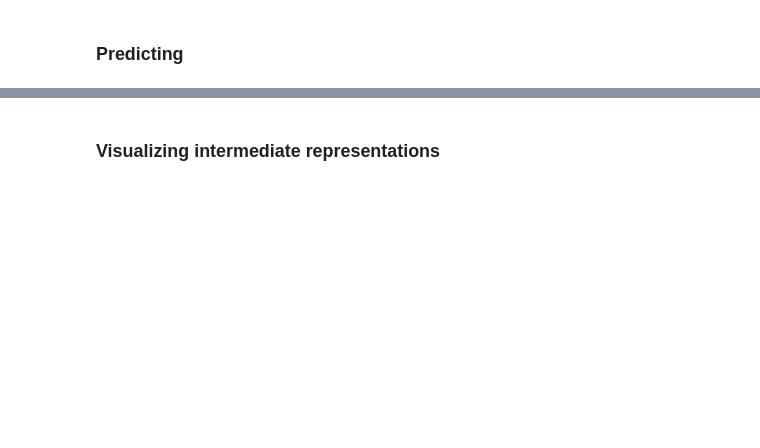
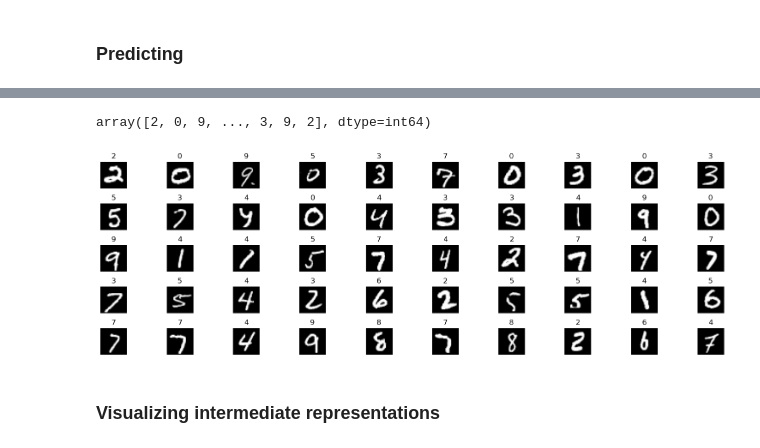
Before and after one commit to anasbn44/digit_recognizer, a Jupyter notebook: digit_recognizer.ipynb, the cells around one changed output, grey strips where cells are left out. Cells and saved outputs as stored; diff of their text form; code cells hidden in the pictures; blank space fills up the shorter version.

```diff
--- a/digit_recognizer.ipynb
+++ b/digit_recognizer.ipynb
@@ -214,17 +256,24 @@ predections
+# %%
+predections = np.argmax(predections, axis=1)
+predections
+# %% [output]
+array([2, 0, 9, ..., 3, 9, 2], dtype=int64)
 # %%
-fig, axes = plt.subplots(3, 10, figsize=(16, 5))
+fig, axes = plt.subplots(5, 10, figsize=(16, 5))
 axes = axes.flatten()
 
-for i in range(30):
+for i in range(50):
     img = test_images[i]
     img = array_to_img(img)
     ax = axes[i]
     ax.imshow(img, cmap="Greys_r")
     ax.set_title(f"{predections[i]}")
     ax.set_axis_off()
 
 plt.tight_layout()
 plt.show()
+# %% [output]
+[figure, added]
 # %%
 submission = pd.DataFrame(data={'ImageId': np.arange(1, len(predections) + 1),'Label': predections})
 submission.to_csv('./submissions/submission.csv', index=False)
```
Also changed, not shown: parts of 15 cells of this notebook.
